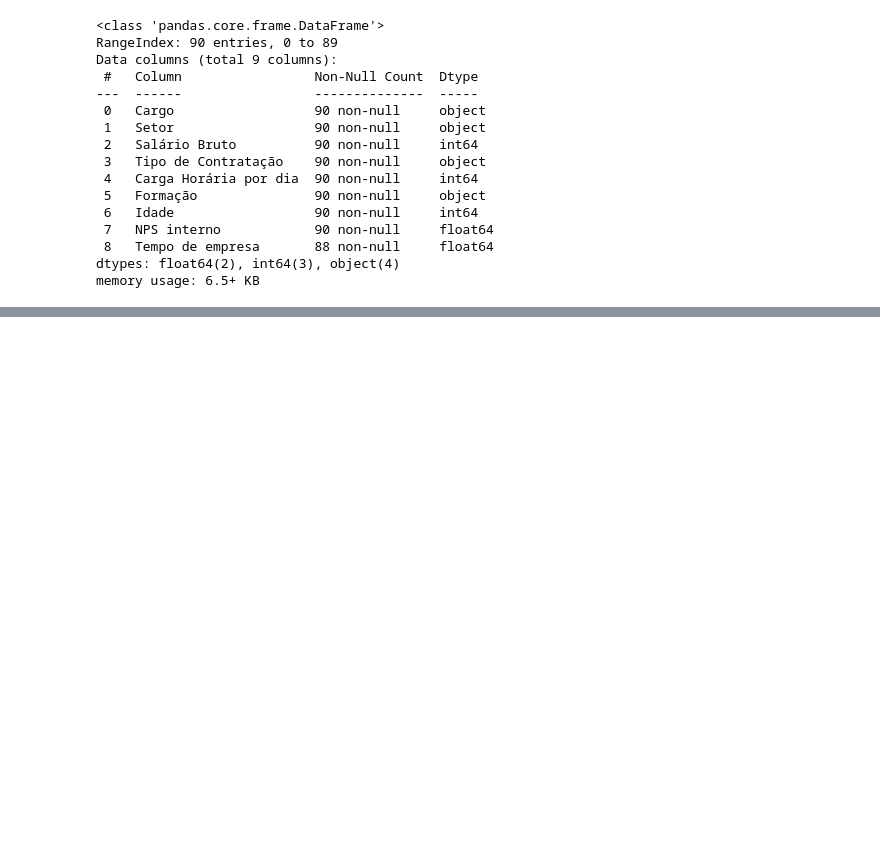
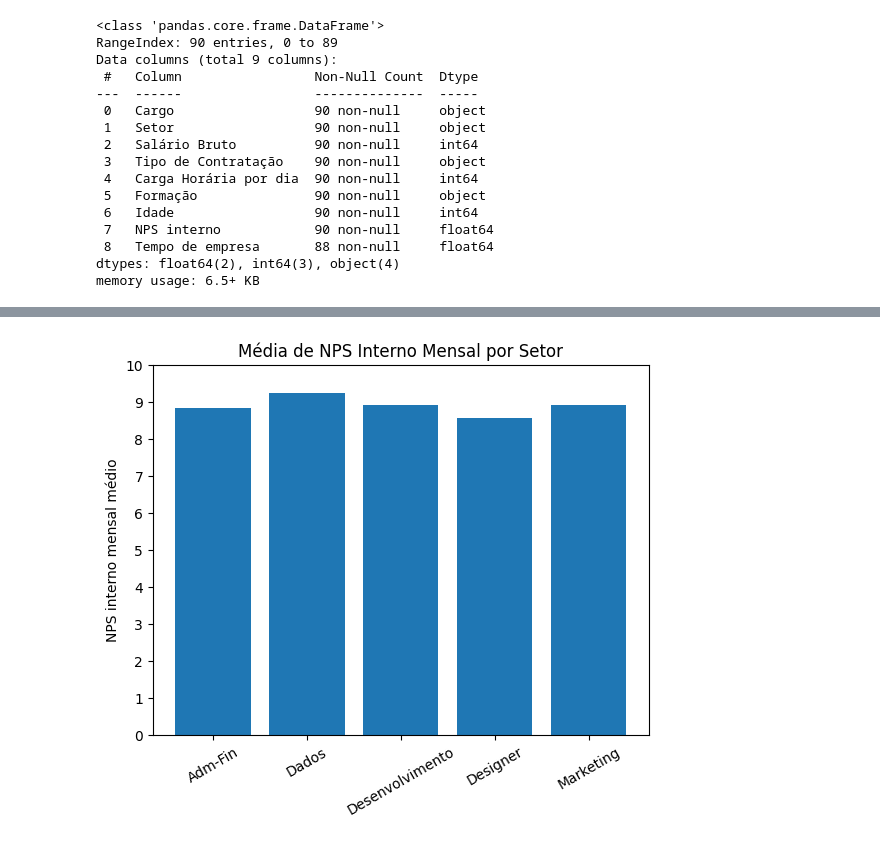
Before and after one commit to alvesgui/analise-dados-itegra-bot, a Jupyter notebook: notebooks/AnaliseDeDados.ipynb, the cells around one changed output, grey strips where cells are left out. Drawn from its saved outputs; the diff is of its cells as text; code cells hidden in the pictures; blank space fills up the shorter version.

```diff
--- a/notebooks/AnaliseDeDados.ipynb
+++ b/notebooks/AnaliseDeDados.ipynb
@@ -35,0 +47,11 @@ df['NPS interno'] = df['NPS interno'].str.replace(",", ".").astype("float")
+# %%
+setores = df.groupby(["Setor"]).mean()["NPS interno"].index
+nps_medio_por_setor = df.groupby(["Setor"]).mean()["NPS interno"].values
+
+plt.bar(setores, nps_medio_por_setor)
+plt.ylabel("NPS interno mensal médio")
+plt.xticks(rotation = 30)
+plt.yticks(np.array(range(0, 11, 1)))
+plt.title("Média de NPS Interno Mensal por Setor");
+# %% [output]
+[figure, added]
```
Also changed, not shown: parts of 3 cells of this notebook.
